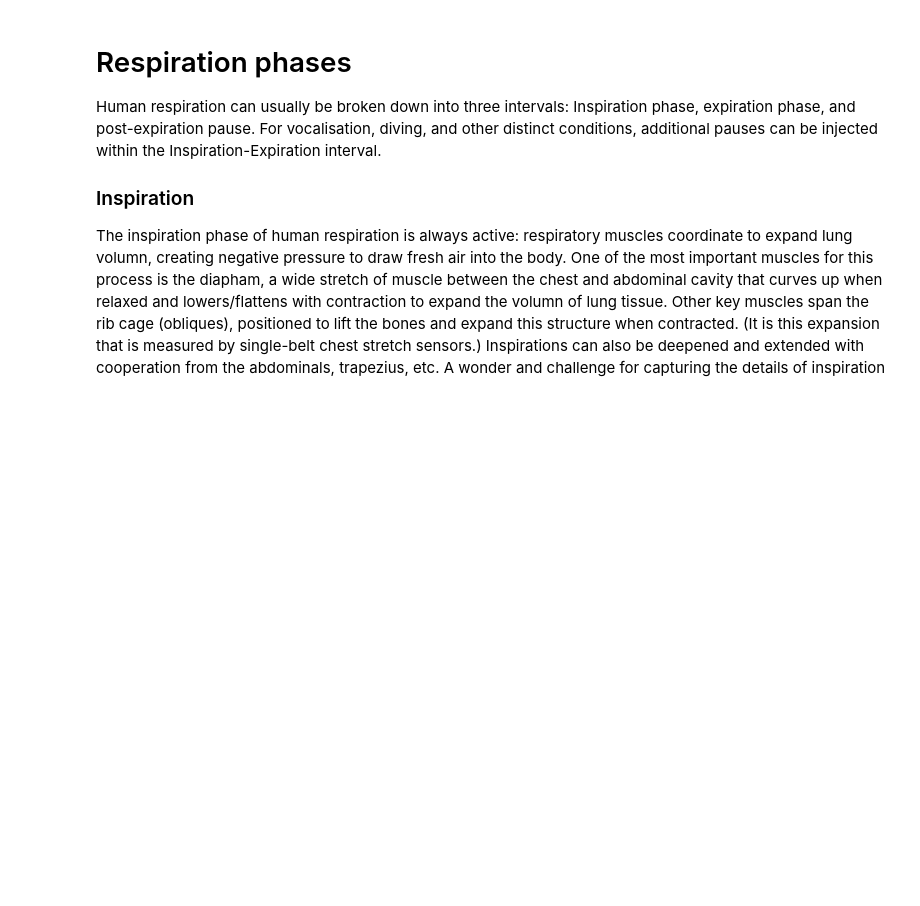
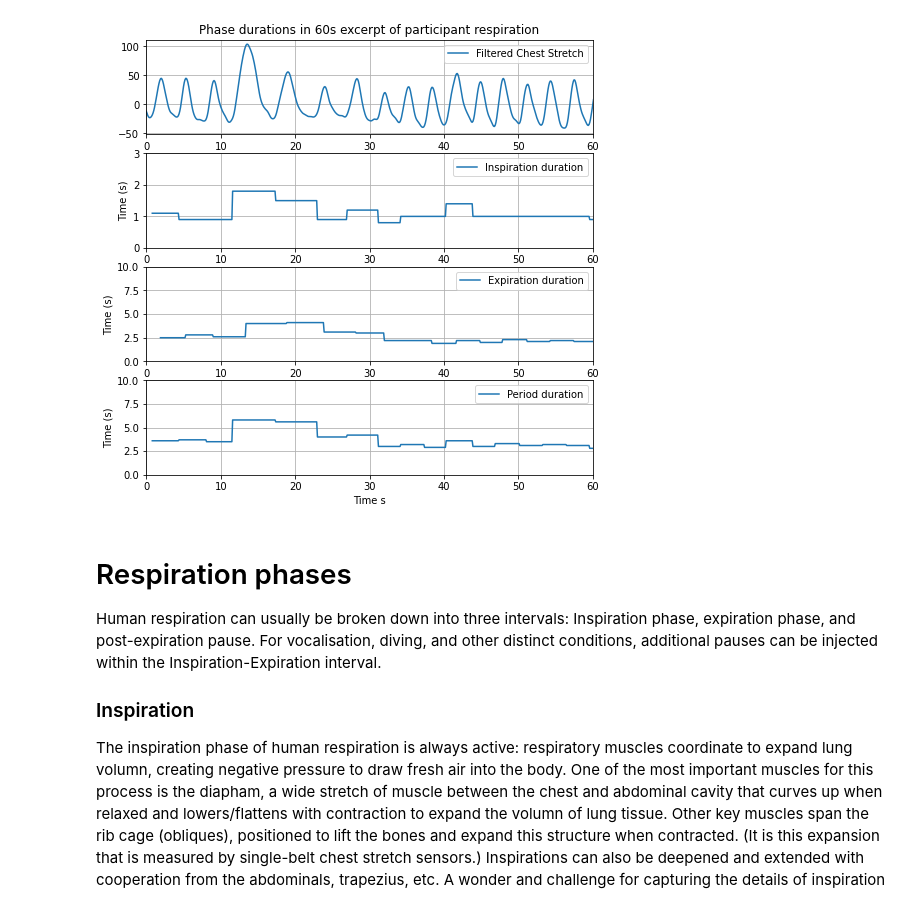
Before and after one commit to finn42/respydemo, a Jupyter notebook: Respy_Intro.ipynb, the cells around one changed output. Saved outputs shown, nothing was run; the diff lists cells and outputs as text; code cells hidden in the pictures; blank space fills up the shorter version.

```diff
--- a/Respy_Intro.ipynb
+++ b/Respy_Intro.ipynb
@@ -21,3 +141,39 @@ This notebook uses a set of demo respiraton recordings to demonstrate the phase
+# %%
+Breaths = respy.Breath_Continues_Features(sig,scaling=1,filtered=False,interp_style='previous')
+
+fig = plt.figure(figsize=(8,8))
+ax = plt.subplot(411)
+Breaths['Filt'].plot(ax=ax)
+plt.xlim(0,60)
+plt.grid()
+plt.legend(['Filtered Chest Stretch'])
+plt.title('Phase durations in 60s excerpt of participant respiration')
+ax = plt.subplot(412)
+Breaths['Insp_T'].plot(ax=ax)
+plt.xlim(0,60)
+plt.ylim(0,3)
+plt.ylabel('Time (s)')
+plt.grid()
+plt.legend(['Inspiration duration'])
+ax = plt.subplot(413)
+Breaths['Exp_T'].plot(ax=ax)
+plt.xlim(0,60)
+plt.ylim(0,10)
+plt.ylabel('Time (s)')
+plt.grid()
+plt.legend(['Expiration duration'])
+ax = plt.subplot(414)
+Breaths['Period_T'].plot(ax=ax)
+plt.xlim(0,60)
+plt.ylim(0,10)
+plt.ylabel('Time (s)')
+plt.grid()
+plt.legend(['Period duration'])
+plt.savefig('./plots/sampl_contFeats.png',dpi = 400)
+
+plt.show()
+# %% [output]
+[figure, added]
 # %% [markdown]
 # Respiration phases
 
```
Also changed, not shown: parts of 17 cells of this notebook, 9 other files.
